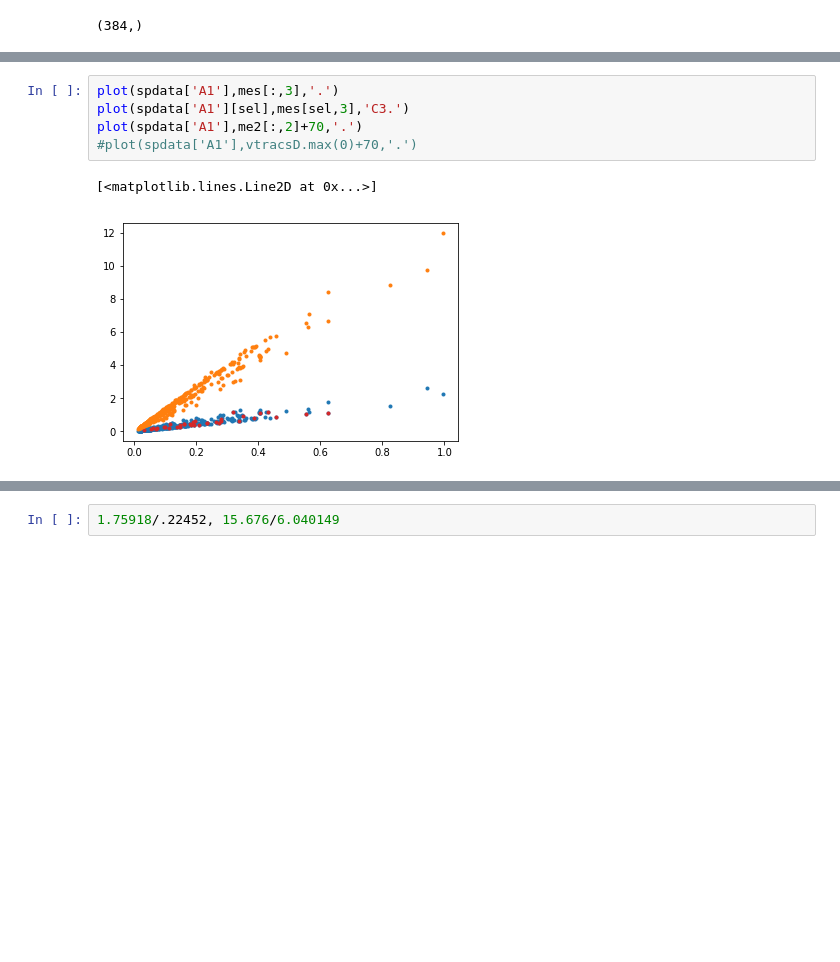
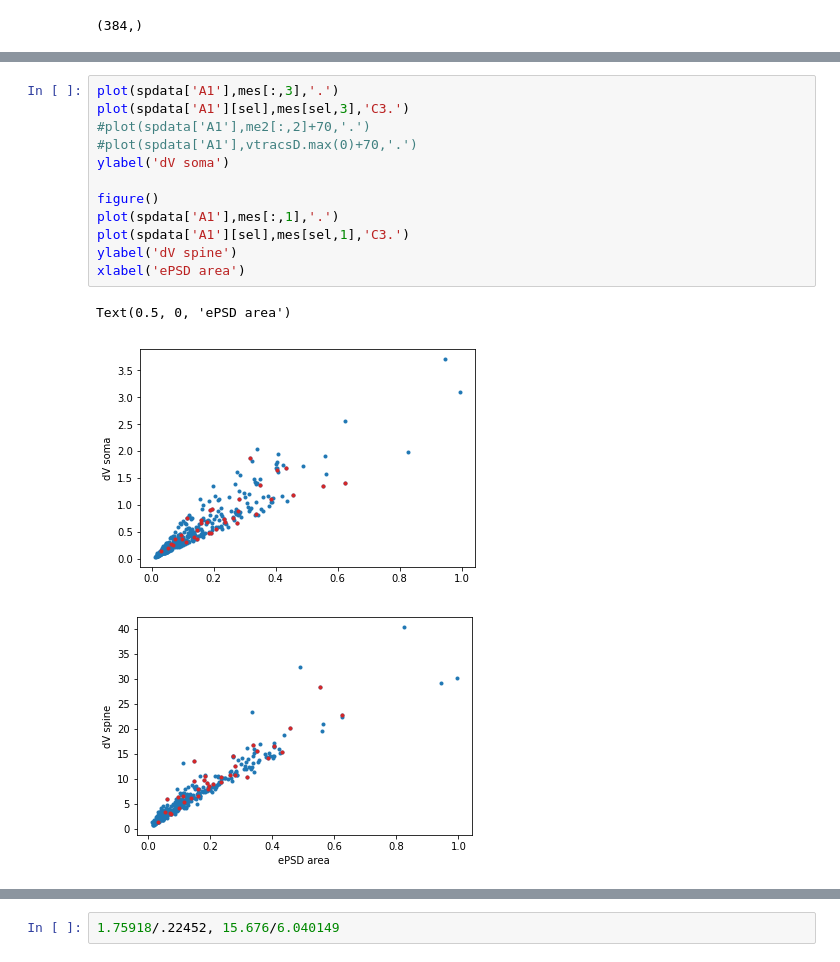
Before and after one commit to p-serna/SpineModel, a Jupyter notebook: Proper Spine Model v3 - Calibrating parameters SCxL23 no shrinkage corrected.ipynb, the cells around one changed output, grey strips where cells are left out. Saved outputs shown, nothing was run; the diff lists cells and outputs as text; blank space fills up the shorter version.

```diff
--- a/Proper Spine Model v3 - Calibrating parameters SCxL23 no shrinkage corrected.ipynb
+++ b/Proper Spine Model v3 - Calibrating parameters SCxL23 no shrinkage corrected.ipynb
@@ -581,8 +581,16 @@ CV spine, dend, soma 0.9479675277601505 0.9041482959042451 0.9392464644090328
 # %%
 plot(spdata['A1'],mes[:,3],'.')
 plot(spdata['A1'][sel],mes[sel,3],'C3.')
-plot(spdata['A1'],me2[:,2]+70,'.')
+#plot(spdata['A1'],me2[:,2]+70,'.')
 #plot(spdata['A1'],vtracsD.max(0)+70,'.')
+ylabel('dV soma')
+
+figure()
+plot(spdata['A1'],mes[:,1],'.')
+plot(spdata['A1'][sel],mes[sel,1],'C3.')
+ylabel('dV spine')
+xlabel('ePSD area')
 # %% [output]
-[<matplotlib.lines.Line2D at 0x...>]
+Text(0.5, 0, 'ePSD area')
-[figure, old version]
+[figure, new version]
+[figure, added]
```
Also changed, not shown: parts of 27 cells of this notebook, 30 other files.
